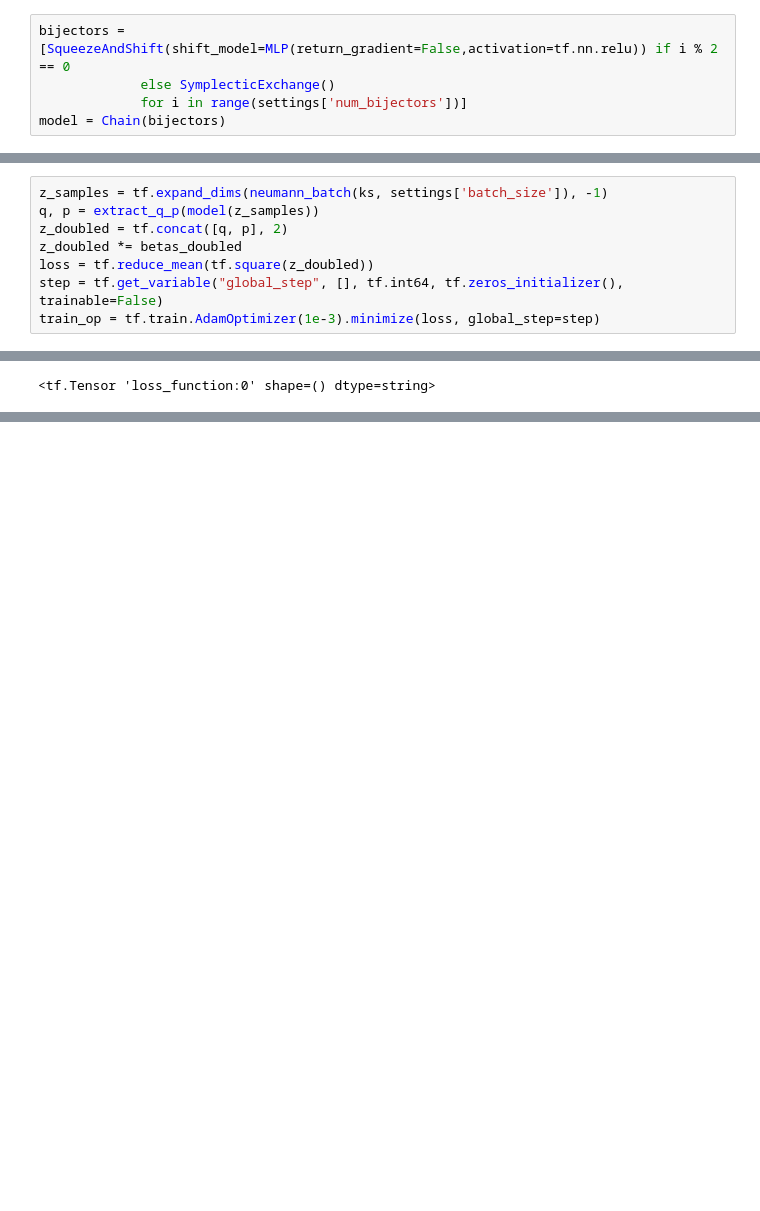
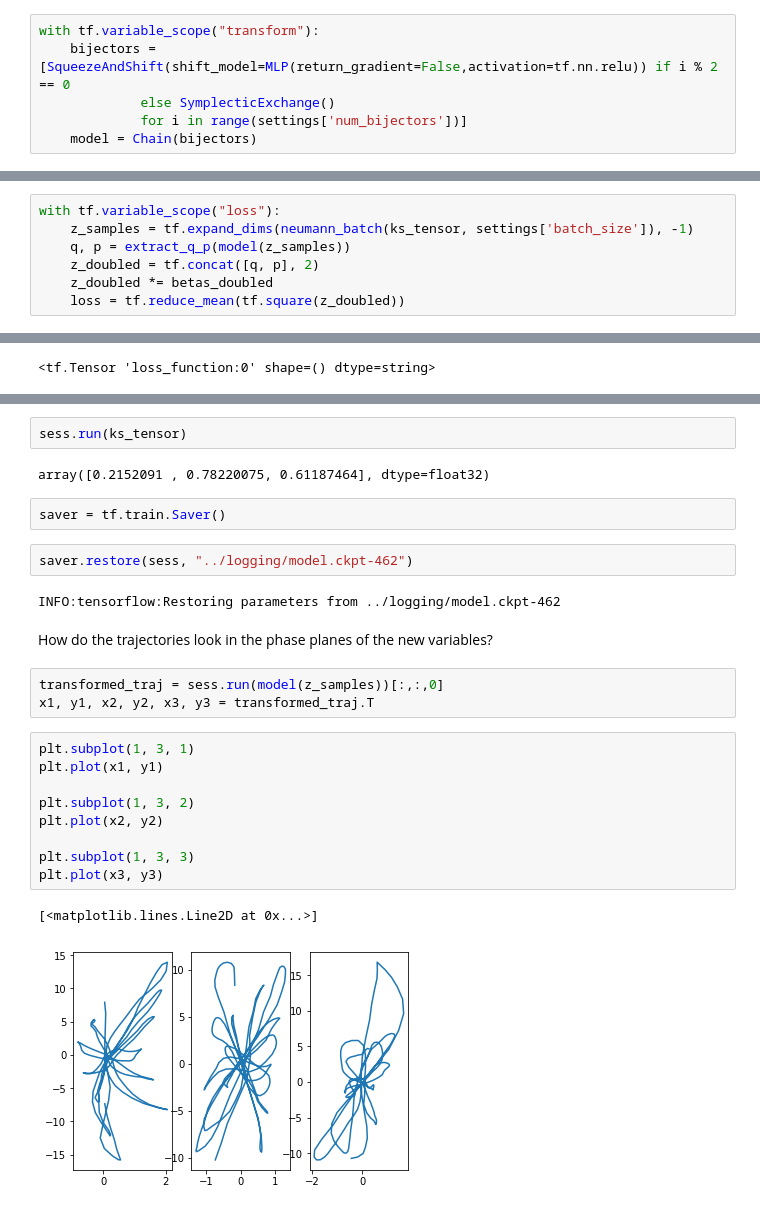
Before and after one commit to rbondesan/CanonicalFlows, a Jupyter notebook: notebooks/neumann_model.ipynb, the cells around one changed output, grey strips where cells are left out. Cells and saved outputs as stored; diff of their text form; blank space fills up the shorter version.

Commit message:
Added model loading but not sure if it is working correctly yet.

```diff
--- a/notebooks/neumann_model.ipynb
+++ b/notebooks/neumann_model.ipynb
@@ -147,20 +150,20 @@ settings = {
 # %% [markdown]
 Here we try modeling the derivative of the generating function directly
 # %%
-bijectors = [SqueezeAndShift(shift_model=MLP(return_gradient=False,activation=tf.nn.relu)) if i % 2 == 0
+with tf.variable_scope("transform"):
+    bijectors = [SqueezeAndShift(shift_model=MLP(return_gradient=False,activation=tf.nn.relu)) if i % 2 == 0
              else SymplecticExchange()
              for i in range(settings['num_bijectors'])]
-model = Chain(bijectors)
+    model = Chain(bijectors)
 # %% [markdown]
 The temperatures of the GGE distributions must be learned
 # %%
 betas = tf.get_variable("betas", shape=[1,N,1], dtype=DTYPE)
 betas_doubled = tf.tile(betas, [1,1,2])
 # %%
-z_samples = tf.expand_dims(neumann_batch(ks, settings['batch_size']), -1)
-q, p = extract_q_p(model(z_samples))
-z_doubled = tf.concat([q, p], 2)
-z_doubled *= betas_doubled
-loss = tf.reduce_mean(tf.square(z_doubled))
-step = tf.get_variable("global_step", [], tf.int64, tf.zeros_initializer(), trainable=False)
-train_op = tf.train.AdamOptimizer(1e-3).minimize(loss, global_step=step)
+with tf.variable_scope("loss"):
+    z_samples = tf.expand_dims(neumann_batch(ks_tensor, settings['batch_size']), -1)
+    q, p = extract_q_p(model(z_samples))
+    z_doubled = tf.concat([q, p], 2)
+    z_doubled *= betas_doubled
+    loss = tf.reduce_mean(tf.square(z_doubled))
@@ -181,0 +201,27 @@ INFO:tensorflow:global_step/sec: 3.06634
+# %%
+sess.run(ks_tensor)
+# %% [output]
+array([0.2152091 , 0.78220075, 0.61187464], dtype=float32)
+# %%
+saver = tf.train.Saver()
+# %%
+saver.restore(sess, "../logging/model.ckpt-462")
+# %% [output]
+INFO:tensorflow:Restoring parameters from ../logging/model.ckpt-462
+# %% [markdown]
+How do the trajectories look in the phase planes of the new variables?
+# %%
+transformed_traj = sess.run(model(z_samples))[:,:,0]
+x1, y1, x2, y2, x3, y3 = transformed_traj.T
+# %%
+plt.subplot(1, 3, 1)
+plt.plot(x1, y1)
+
+plt.subplot(1, 3, 2)
+plt.plot(x2, y2)
+
+plt.subplot(1, 3, 3)
+plt.plot(x3, y3)
+# %% [output]
+[<matplotlib.lines.Line2D at 0x...>]
+[figure, added]
```
Also changed, not shown: parts of 13 cells of this notebook.
